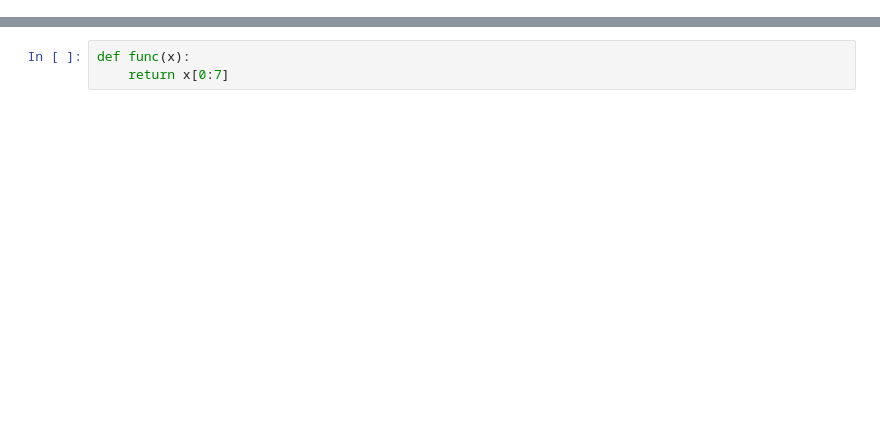
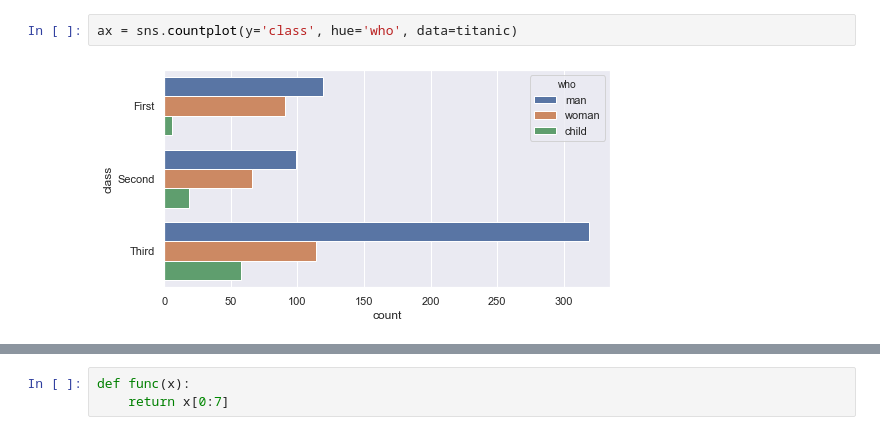
Before and after one commit to hwaneest/DataCamp_Donates_2021, a Jupyter notebook: Member_DH/issue.ipynb, the cells around one changed output, grey strips where cells are left out. Saved outputs shown, nothing was run; the diff lists cells and outputs as text; blank space fills up the shorter version.

```diff
--- a/Member_DH/issue.ipynb
+++ b/Member_DH/issue.ipynb
@@ -0,0 +26,4 @@
+# %%
+ax = sns.countplot(y='class', hue='who', data=titanic)
+# %% [output]
+[figure, added]
```
Also changed, not shown: parts of 20 cells of this notebook, 1 other file.
